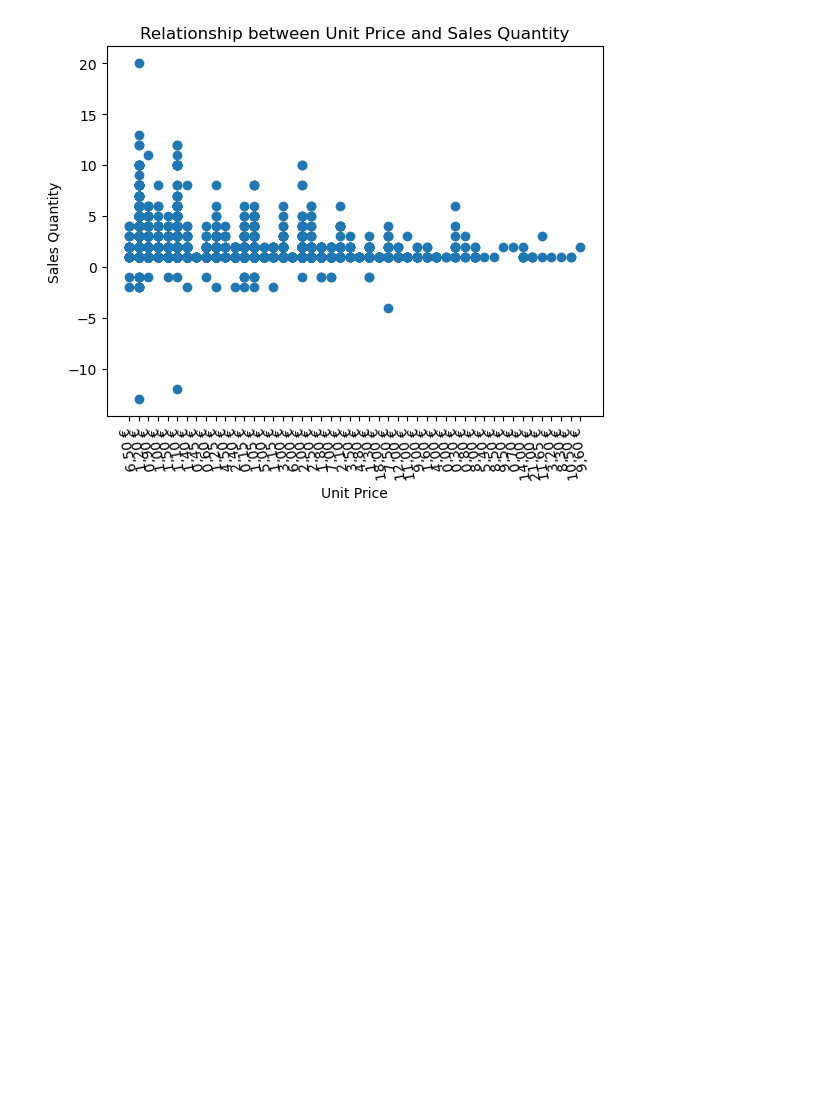
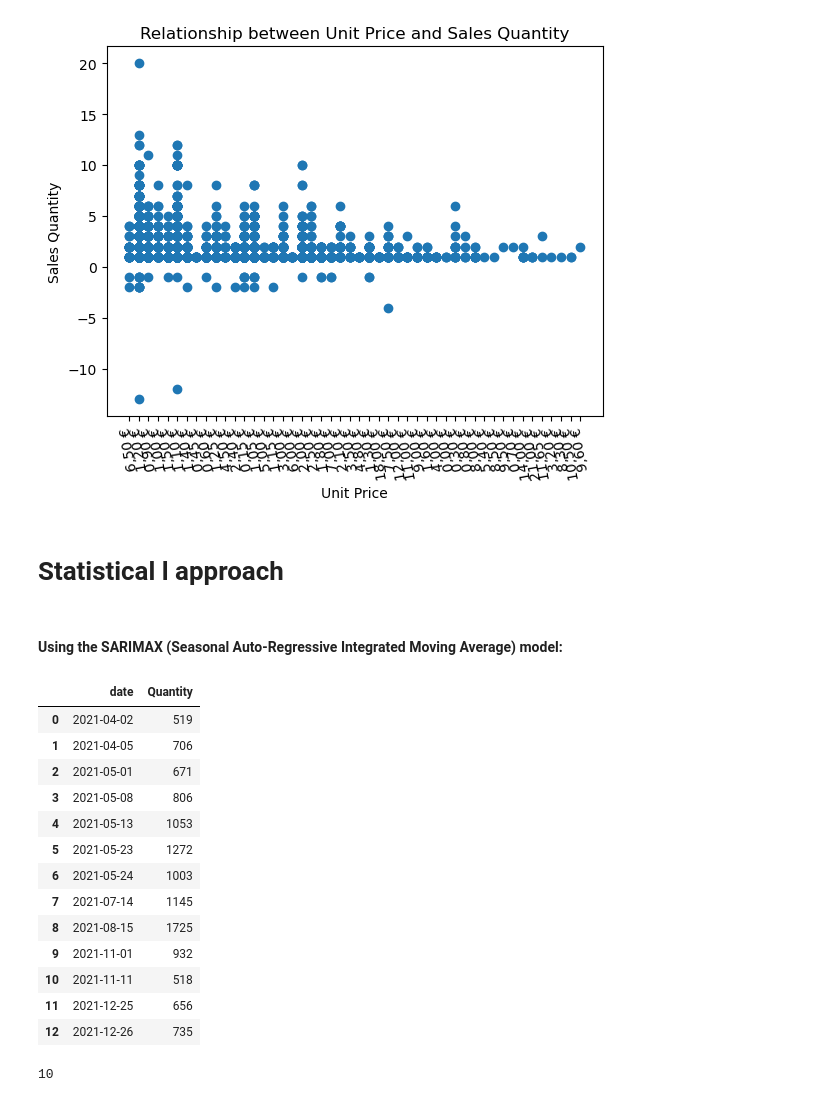
Before and after one commit to Kkingcode/Machine-learning-comparison-on-bakery-sales-dataset-on-special-days-holidays-, a Jupyter notebook: bakery.ipynb, the cells around one changed output. Cells and saved outputs as stored; diff of their text form; code cells hidden in the pictures; blank space fills up the shorter version.

```diff
--- a/bakery.ipynb
+++ b/bakery.ipynb
@@ -219,3 +206,41 @@ plt.title('Relationship between Unit Price and Sales Quantity')
 plt.show()
 # %% [output]
 [figure]
+# %% [markdown]
+# Statistical l approach
+# %% [markdown]
+#### Using the SARIMAX (Seasonal Auto-Regressive Integrated Moving Average) model:
+# %%
+import pandas as pd
+import matplotlib.pyplot as plt
+from statsmodels.tsa.statespace.sarimax import SARIMAX
+
+# Load the merged dataset
+merged_df = pd.read_csv('cleaned.csv')
+# %%
+# Preprocess the data
+merged_df['date'] = pd.to_datetime(merged_df['date'])
+merged_df = merged_df.groupby('date')['Quantity'].sum().reset_index()
+merged_df
+# %% [output]
+|  | date | Quantity |
+| 0 | 2021-04-02 | 519 |
+| 1 | 2021-04-05 | 706 |
+| 2 | 2021-05-01 | 671 |
+| 3 | 2021-05-08 | 806 |
+| 4 | 2021-05-13 | 1053 |
+| 5 | 2021-05-23 | 1272 |
+| 6 | 2021-05-24 | 1003 |
+| 7 | 2021-07-14 | 1145 |
+| 8 | 2021-08-15 | 1725 |
+| 9 | 2021-11-01 | 932 |
+| 10 | 2021-11-11 | 518 |
+| 11 | 2021-12-25 | 656 |
+| 12 | 2021-12-26 | 735 |
+# %%
+# Split the data into train and test sets
+train_size = int(len(merged_df) * 0.8)  # 80% for training, 20% for testing
+train_data, test_data = merged_df[:train_size], merged_df[train_size:]
+train_size
+# %% [output]
+10
```
Also changed, not shown: parts of 26 cells of this notebook.
